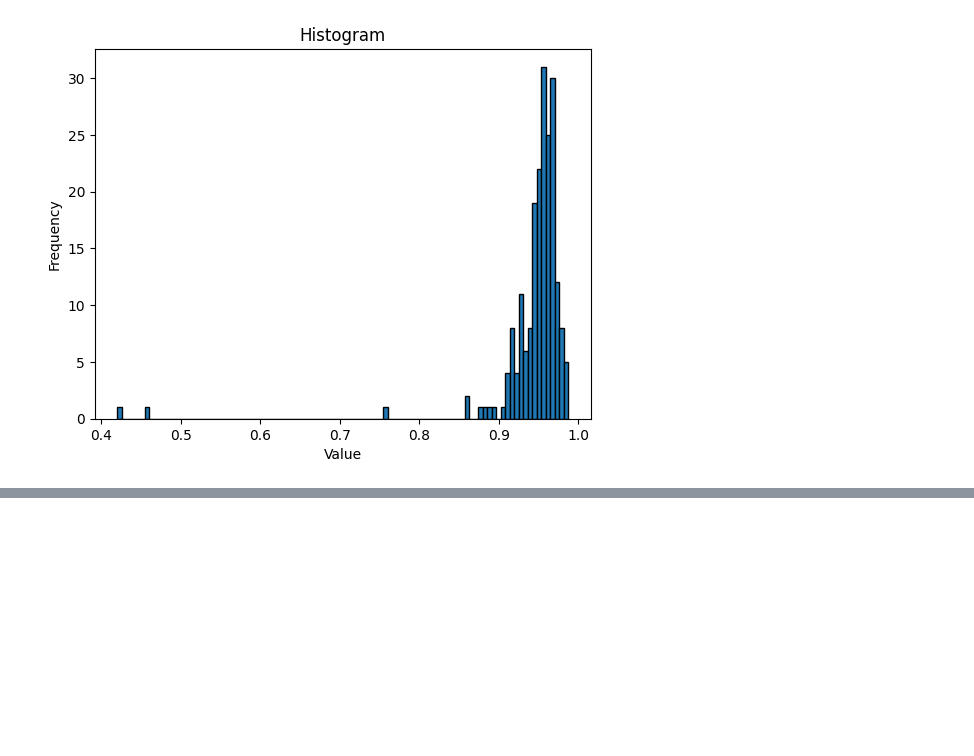
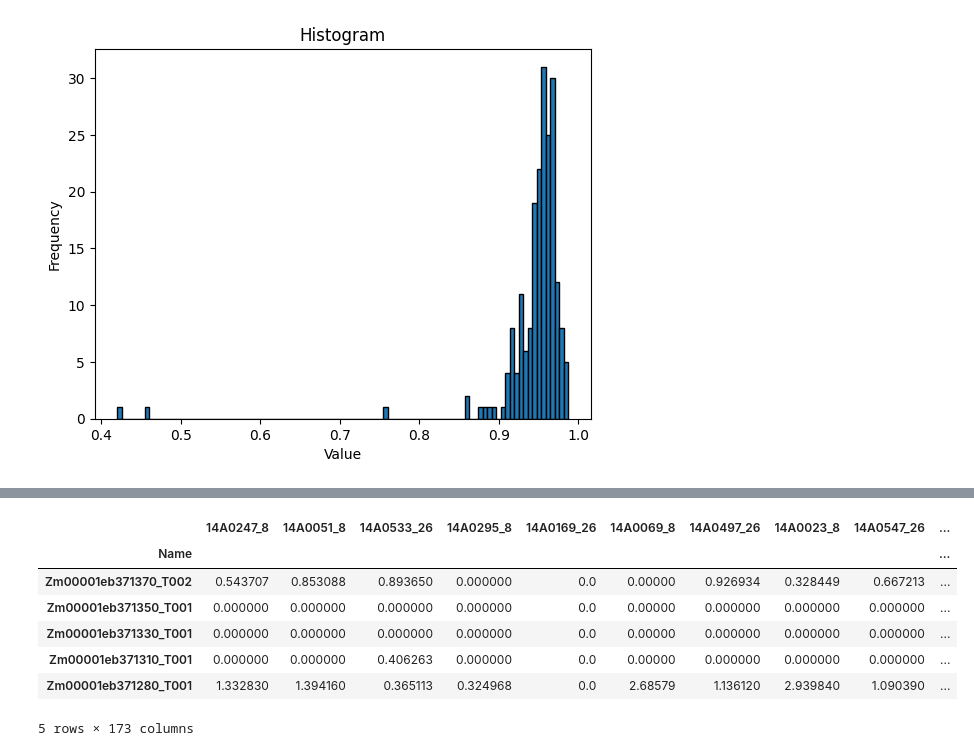
Before and after one commit to SantosRAC/maize_microbiome_transcriptomics, a Jupyter notebook: correlations_rnaseq_metataxonomics/expr_otus_correlations.ipynb, the cells around one changed output, grey strips where cells are left out. Drawn from its saved outputs; the diff is of its cells as text; code cells hidden in the pictures; blank space fills up the shorter version.

Commit message:
Correlations between OTUs and transcripts

```diff
--- a/correlations_rnaseq_metataxonomics/expr_otus_correlations.ipynb
+++ b/correlations_rnaseq_metataxonomics/expr_otus_correlations.ipynb
@@ -489,10 +489,0 @@ column2 = kremling_expression_v5['10343927_LMAD26_B84_GCAGCC']
-# %%
-# Calculate the Pearson correlation coefficient
-correlation = np.corrcoef(column1, column2)[0, 1]
-
-# Create the scatter plot
-plt.scatter(column1, column2)
-plt.xlabel('Column 1')
-plt.ylabel('Column 2')
-plt.title(f'Pearson Correlation: {correlation:.2f}')
-plt.show()
@@ -549,3 +538,19 @@ plt.title('Histogram')
 plt.show()
 # %% [output]
 [figure]
+# %%
+import random
+
+kremling2merged_d_n = {}
+
+for key, value in rnaseq_pairs2correlate.items():
+    if len(rnaseq_pairs2correlate[key]) == 2:
+        random_number = random.randint(0, 1)
+        fields = kremling_expression_key_dict[value[random_number]].split('.')
+        #print(fields[2]+'_'+str(fields[1]))
+
+        kremling2merged_d_n[value[random_number]] = fields[2]+'_'+str(fields[1])
+# %%
+# Rename the columns using the dictionary
+kremling_expression_v5_renamed = kremling_expression_v5.rename(columns=kremling2merged_d_n)
+kremling_expression_v5_renamed.columns = [str(x) for x in kremling_expression_v5_renamed.columns]
@@ -551,0 +568,14 @@ plt.show()
+# %%
+kremling_expression_v5_renamed = kremling_expression_v5_renamed.filter(items=otu_table_merged_d_n.columns)
+otu_table_merged_d_n = otu_table_merged_d_n.filter(items=kremling_expression_v5_renamed.columns)
+# %%
+kremling_expression_v5_renamed.head()
+# %% [output]
+|  | 14A0247_8 | 14A0051_8 | 14A0533_26 | 14A0295_8 | 14A0169_26 | 14A0069_8 | 14A0497_26 | 14A0023_8 | 14A0547_26 | ... |
+| Name |  |  |  |  |  |  |  |  |  | ... |
+| Zm00001eb371370_T002 | 0.543707 | 0.853088 | 0.893650 | 0.000000 | 0.0 | 0.00000 | 0.926934 | 0.328449 | 0.667213 | ... |
+| Zm00001eb371350_T001 | 0.000000 | 0.000000 | 0.000000 | 0.000000 | 0.0 | 0.00000 | 0.000000 | 0.000000 | 0.000000 | ... |
+| Zm00001eb371330_T001 | 0.000000 | 0.000000 | 0.000000 | 0.000000 | 0.0 | 0.00000 | 0.000000 | 0.000000 | 0.000000 | ... |
+| Zm00001eb371310_T001 | 0.000000 | 0.000000 | 0.406263 | 0.000000 | 0.0 | 0.00000 | 0.000000 | 0.000000 | 0.000000 | ... |
+| Zm00001eb371280_T001 | 1.332830 | 1.394160 | 0.365113 | 0.324968 | 0.0 | 2.68579 | 1.136120 | 2.939840 | 1.090390 | ... |
+5 rows × 173 columns
```
Also changed, not shown: parts of 16 cells of this notebook.
